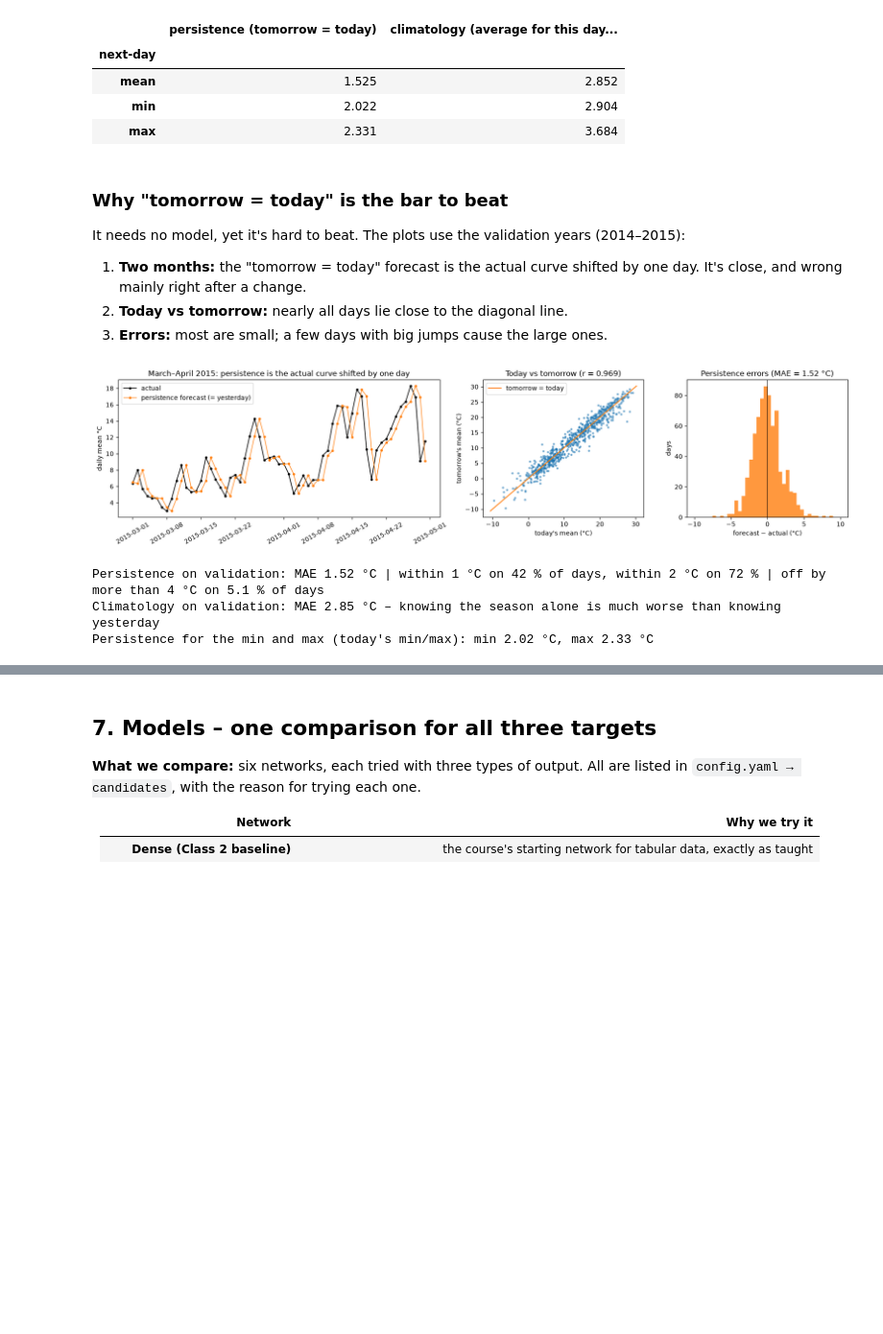
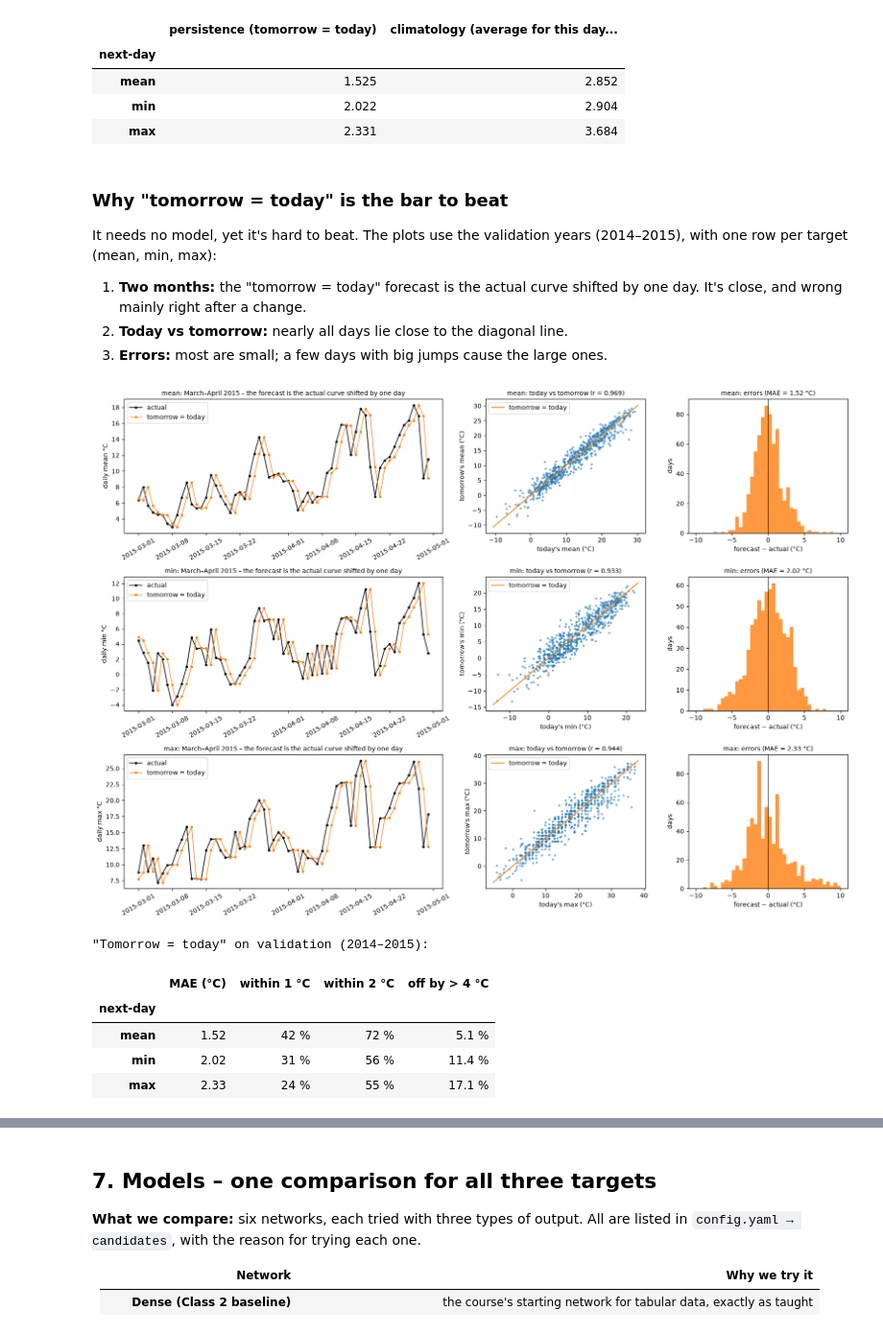
Before and after one commit to kacekk/weather_forecast_DL, a Jupyter notebook: weather_forecast.ipynb, the cells around one changed output, grey strips where cells are left out. Shown at 96% size. Cells and saved outputs as stored; diff of their text form; code cells hidden in the pictures; blank space fills up the shorter version.

```diff
--- a/weather_forecast.ipynb
+++ b/weather_forecast.ipynb
@@ -931,44 +931,45 @@ Validation MAE (°C), 2014–2015:
 # %% [markdown]
 ### Why "tomorrow = today" is the bar to beat
 
-It needs no model, yet it's hard to beat. The plots use the validation years (2014–2015):
+It needs no model, yet it's hard to beat. The plots use the validation years (2014–2015), with one row per target (mean, min, max):
 1. **Two months:** the "tomorrow = today" forecast is the actual curve shifted by one day. It's close, and wrong mainly right after a change.
 2. **Today vs tomorrow:** nearly all days lie close to the diagonal line.
 3. **Errors:** most are small; a few days with big jumps cause the large ones.
 # %%
-
-d_va, y_va, p_va = ds.dates[va], ds.y[va], ds.last_mean[va]
-err = p_va - y_va
-fig, ax = plt.subplots(1, 3, figsize=(17, 4.2), gridspec_kw={"width_ratios": [2, 1, 1]})
-
+# The same three views for each target: tomorrow's mean, min and max vs "tomorrow = today" (validation 2014-2015)
+d_va = ds.dates[va]
 z = (d_va >= "2015-03-01") & (d_va <= "2015-04-30")
-ax[0].plot(d_va[z], y_va[z], "k-o", ms=3, lw=1.2, label="actual")
-ax[0].plot(d_va[z], p_va[z], "-o", color="tab:orange", ms=3, lw=1, label="persistence forecast (= yesterday)")
-ax[0].set_title("March–April 2015: persistence is the actual curve shifted by one day"); ax[0].set_ylabel("daily mean °C")
-ax[0].legend(); ax[0].tick_params(axis="x", rotation=30)
-
-ax[1].scatter(p_va, y_va, s=6, alpha=0.5)
-lim = [min(p_va.min(), y_va.min()) - 1, max(p_va.max(), y_va.max()) + 1]
-ax[1].plot(lim, lim, color="tab:orange", lw=1.5, label="tomorrow = today")
-ax[1].set_xlabel("today's mean (°C)"); ax[1].set_ylabel("tomorrow's mean (°C)")
-ax[1].set_title(f"Today vs tomorrow (r = {np.corrcoef(p_va, y_va)[0, 1]:.3f})"); ax[1].legend()
-
-ax[2].hist(err, bins=np.arange(-10, 10.5, 0.5), color="tab:orange", alpha=0.8)
-ax[2].axvline(0, color="k", lw=0.8)
-ax[2].set_title(f"Persistence errors (MAE = {np.abs(err).mean():.2f} °C)"); ax[2].set_xlabel("forecast − actual (°C)"); ax[2].set_ylabel("days")
+bins = np.arange(-10, 10.5, 0.5)
+fig, axes = plt.subplots(3, 3, figsize=(17, 12), gridspec_kw={"width_ratios": [2, 1, 1]})
+stats = []
+for t, ax in zip(TARGETS, axes):
+    y, p = TRUTH[t][va], TODAY[t][va]
+    err = p - y
+    ax[0].plot(d_va[z], y[z], "k-o", ms=3, lw=1.2, label="actual")
+    ax[0].plot(d_va[z], p[z], "-o", color="tab:orange", ms=3, lw=1, label="tomorrow = today")
+    ax[0].set_title(f"{t}: March–April 2015 – the forecast is the actual curve shifted by one day", fontsize=10)
+    ax[0].set_ylabel(f"daily {t} °C"); ax[0].legend(); ax[0].tick_params(axis="x", rotation=30)
+    ax[1].scatter(p, y, s=6, alpha=0.5)
+    lim = [min(p.min(), y.min()) - 1, max(p.max(), y.max()) + 1]
+    ax[1].plot(lim, lim, color="tab:orange", lw=1.5, label="tomorrow = today")
+    ax[1].set_xlabel(f"today's {t} (°C)"); ax[1].set_ylabel(f"tomorrow's {t} (°C)")
+    ax[1].set_title(f"{t}: today vs tomorrow (r = {np.corrcoef(p, y)[0, 1]:.3f})", fontsize=10); ax[1].legend()
+    ax[2].hist(err, bins=bins, color="tab:orange", alpha=0.8); ax[2].axvline(0, color="k", lw=0.8)
+    ax[2].set_title(f"{t}: errors (MAE = {np.abs(err).mean():.2f} °C)", fontsize=10)
+    ax[2].set_xlabel("forecast − actual (°C)"); ax[2].set_ylabel("days")
+    a = np.abs(err)
+    stats.append({"next-day": t, "MAE (°C)": a.mean(), "within 1 °C": f"{100 * (a <= 1).mean():.0f} %",
+                  "within 2 °C": f"{100 * (a <= 2).mean():.0f} %", "off by > 4 °C": f"{100 * (a > 4).mean():.1f} %"})
 plt.tight_layout(); plt.show()
-
-a = np.abs(err)
-print(f"Persistence on validation: MAE {a.mean():.2f} °C | within 1 °C on {100 * (a <= 1).mean():.0f} % of days, "
-      f"within 2 °C on {100 * (a <= 2).mean():.0f} % | off by more than 4 °C on {100 * (a > 4).mean():.1f} % of days")
-print(f"Climatology on validation: MAE {baselines['climatology (average for this day of year)']:.2f} °C – "
-      f"knowing the season alone is much worse than knowing yesterday")
-print("Persistence for the min and max (today's min/max): "
-      + ", ".join(f"{t} {baselines_val.loc[t, 'persistence (tomorrow = today)']:.2f} °C" for t in ["min", "max"]))
+print('"Tomorrow = today" on validation (2014–2015):')
+pd.DataFrame(stats).set_index("next-day").round(2)
 # %% [output]
-[figure, old version]
+[figure, new version]
-Persistence on validation: MAE 1.52 °C | within 1 °C on 42 % of days, within 2 °C on 72 % | off by more than 4 °C on 5.1 % of days
-Climatology on validation: MAE 2.85 °C – knowing the season alone is much worse than knowing yesterday
-Persistence for the min and max (today's min/max): min 2.02 °C, max 2.33 °C
+"Tomorrow = today" on validation (2014–2015):
+|  | MAE (°C) | within 1 °C | within 2 °C | off by > 4 °C |
+| next-day |  |  |  |  |
+| mean | 1.52 | 42 % | 72 % | 5.1 % |
+| min | 2.02 | 31 % | 56 % | 11.4 % |
+| max | 2.33 | 24 % | 55 % | 17.1 % |
 # %% [markdown]
 **What this means for the project**
```
Also changed, not shown: parts of 10 cells of this notebook, 9 other files.
